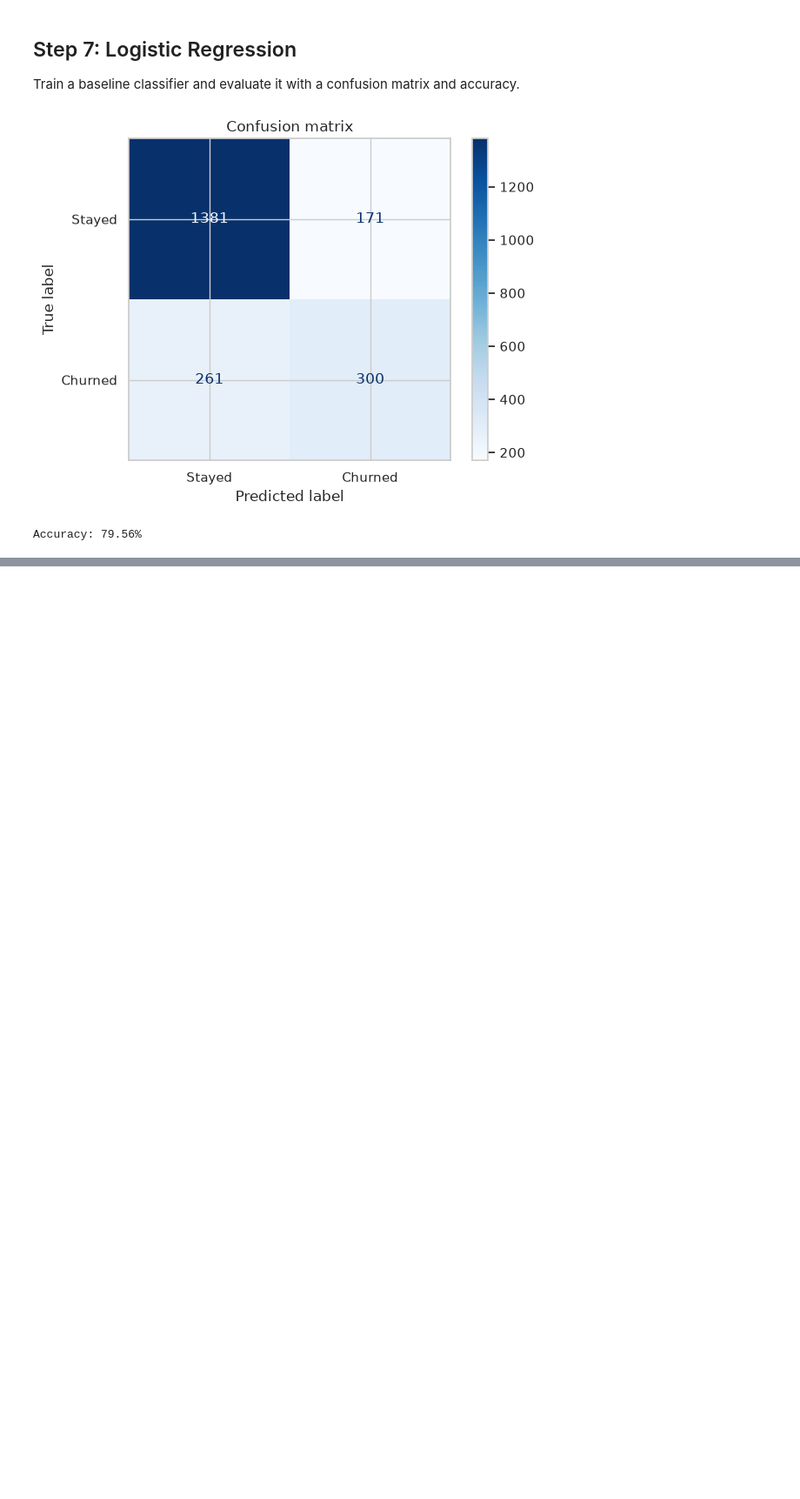
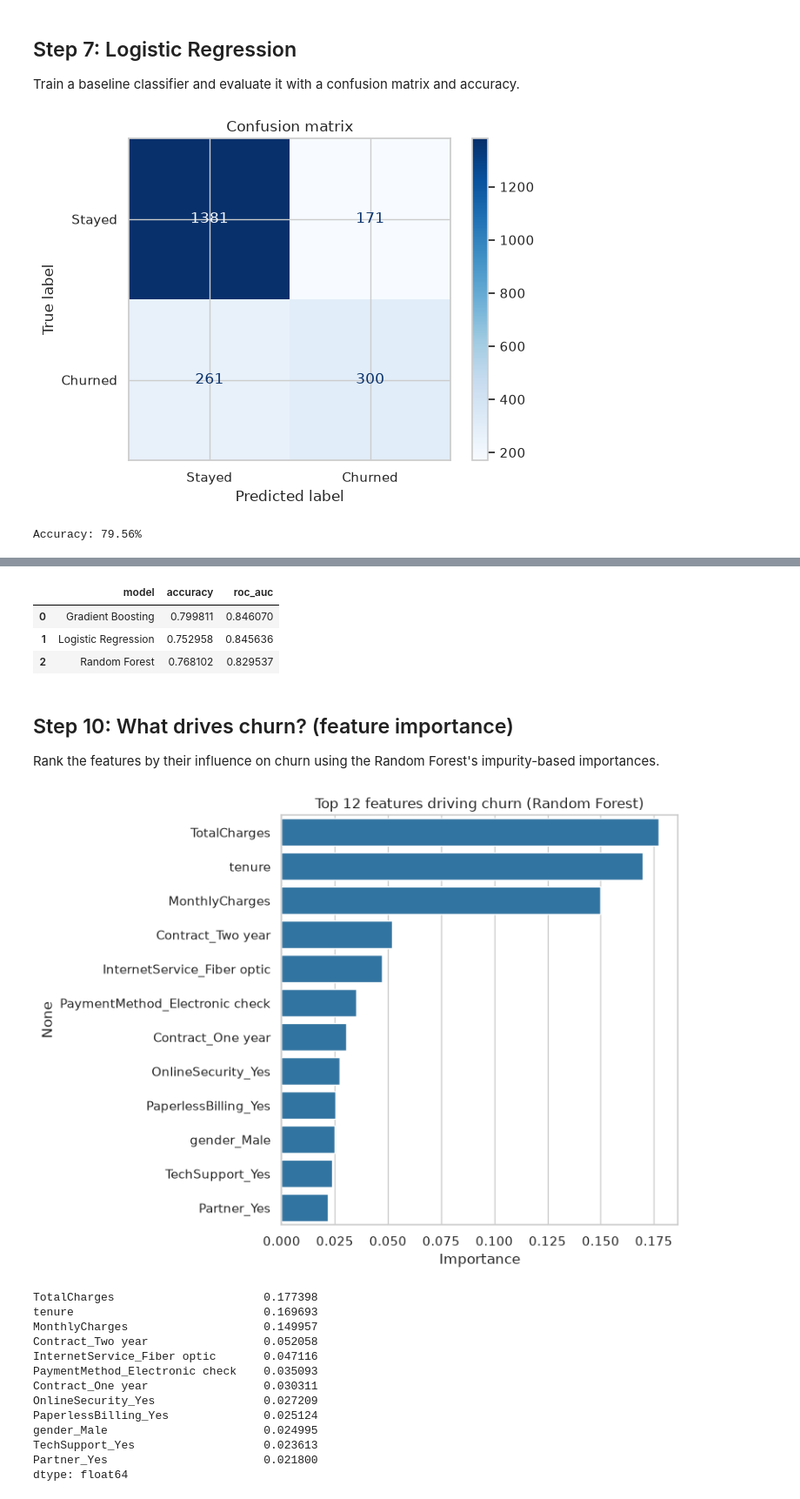
Before and after one commit to Rickycastro1940/python-hello, a Jupyter notebook: notebooks/streamloop_churn_eda.ipynb, the cells around one changed output, grey strips where cells are left out. Shown at 87% size. Drawn from its saved outputs; the diff is of its cells as text; code cells hidden in the pictures; blank space fills up the shorter version.

```diff
--- a/notebooks/streamloop_churn_eda.ipynb
+++ b/notebooks/streamloop_churn_eda.ipynb
@@ -220,3 +250,67 @@ Accuracy: 79.56%
+# %%
+from sklearn.ensemble import RandomForestClassifier, GradientBoostingClassifier
+
+models = {
+    'Logistic Regression': LogisticRegression(max_iter=1000, class_weight='balanced'),
+    'Random Forest': RandomForestClassifier(
+        n_estimators=300, class_weight='balanced', random_state=0
+    ),
+    'Gradient Boosting': GradientBoostingClassifier(random_state=0),
+}
+
+results = []
+for name, model in models.items():
+    model.fit(X_train_scaled, y_train)
+    proba = model.predict_proba(X_test_scaled)[:, 1]
+    results.append({
+        'model': name,
+        'accuracy': accuracy_score(y_test, model.predict(X_test_scaled)),
+        'roc_auc': roc_auc_score(y_test, proba),
+    })
+
+pd.DataFrame(results).sort_values('roc_auc', ascending=False).reset_index(drop=True)
+# %% [output]
+|  | model | accuracy | roc_auc |
+| 0 | Gradient Boosting | 0.799811 | 0.846070 |
+| 1 | Logistic Regression | 0.752958 | 0.845636 |
+| 2 | Random Forest | 0.768102 | 0.829537 |
+# %% [markdown]
+## Step 10: What drives churn? (feature importance)
+
+Rank the features by their influence on churn using the Random Forest's impurity-based importances.
+# %%
+rf = RandomForestClassifier(n_estimators=300, class_weight='balanced', random_state=0)
+rf.fit(X_train_scaled, y_train)
+
+importances = (
+    pd.Series(rf.feature_importances_, index=X.columns)
+    .sort_values(ascending=False)
+    .head(12)
+)
+
+plt.figure(figsize=(8, 6))
+sns.barplot(x=importances.values, y=importances.index, color='#1f77b4')
+plt.title('Top 12 features driving churn (Random Forest)')
+plt.xlabel('Importance')
+plt.tight_layout()
+plt.show()
+
+importances
+# %% [output]
+[figure, added]
+TotalCharges                      0.177398
+tenure                            0.169693
+MonthlyCharges                    0.149957
+Contract_Two year                 0.052058
+InternetService_Fiber optic       0.047116
+PaymentMethod_Electronic check    0.035093
+Contract_One year                 0.030311
+OnlineSecurity_Yes                0.027209
+PaperlessBilling_Yes              0.025124
+gender_Male                       0.024995
+TechSupport_Yes                   0.023613
+Partner_Yes                       0.021800
+dtype: float64
 # %% [markdown]
 ## Conclusion
 
```
Also changed, not shown: parts of 4 cells of this notebook.
